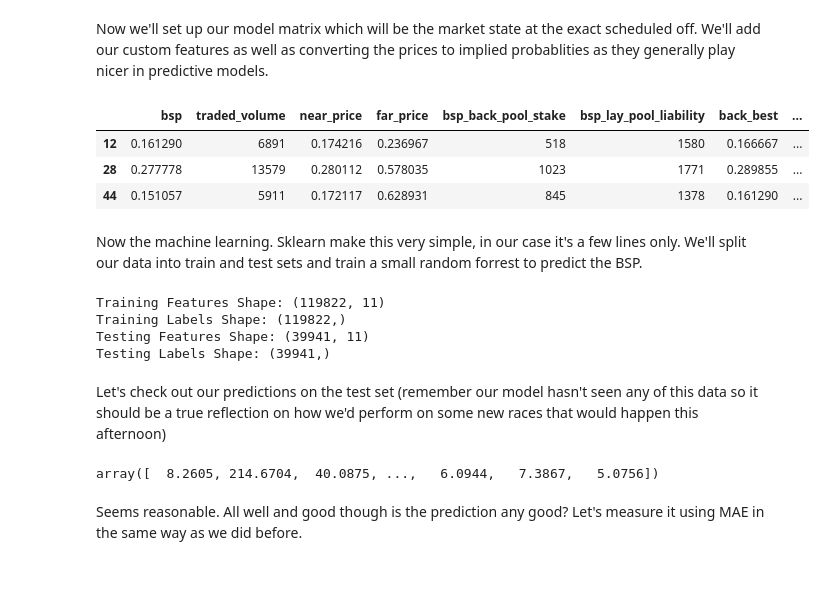
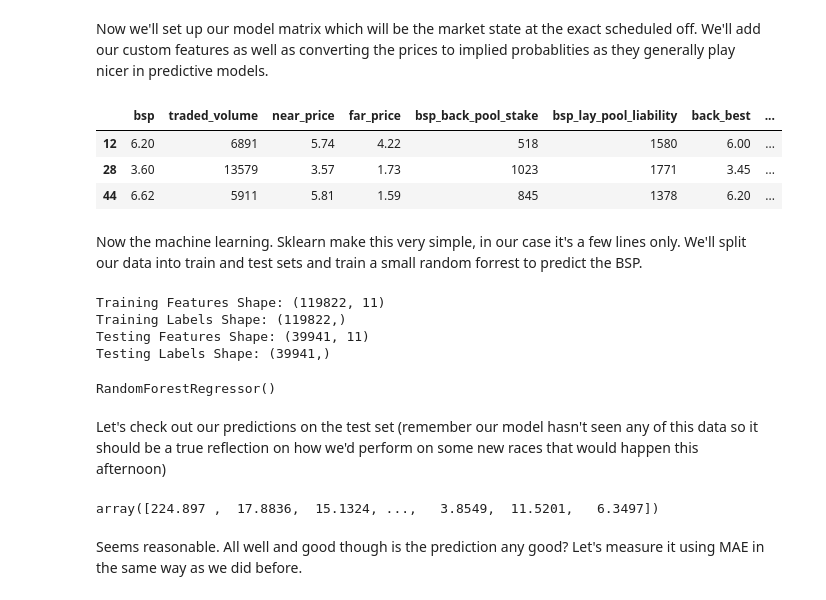
Before and after one commit to TMBish/bfStreamTutorials, a Jupyter notebook: 04-bsp/03-article/bsp.ipynb, the cells around one changed output. Drawn from its saved outputs; the diff is of its cells as text; code cells hidden in the pictures.

```diff
--- a/04-bsp/03-article/bsp.ipynb
+++ b/04-bsp/03-article/bsp.ipynb
@@ -874,28 +874,28 @@ Now we'll set up our model matrix which will be the market state at the exact sc
 # %%
 model_matrix = df[['sbsj', 'atb_ladder', 'atl_ladder','bsp', 'traded_volume', 'near_price', 'far_price', 'bsp_back_pool_stake', 'bsp_lay_pool_liability', 'back_best', 'lay_best', 'geometric_mid_point', 'ladder_mid_point']]
 
 # Filter at scheduled jump
 model_matrix = model_matrix[model_matrix.sbsj == 0].dropna()
 
 model_matrix = (
     model_matrix
     .assign(wap_to_get_back_pool = lambda x: x.apply(lambda x: wapToGetBack(x.bsp_back_pool_stake, x.atb_ladder), axis=1))
     .assign(wap_to_get_lay_pool = lambda x: x.apply(lambda x: wapToGetLay(x.bsp_lay_pool_liability, x.atl_ladder), axis=1))
 )
 
-# Convert to probabilities
-for col in ['bsp', 'near_price', 'far_price', 'back_best', 'lay_best', 'geometric_mid_point', 'ladder_mid_point', 'wap_to_get_back_pool', 'wap_to_get_lay_pool']:
-    model_matrix[col] = 1 / model_matrix[col]
+# # Convert to probabilities
+# for col in ['bsp', 'near_price', 'far_price', 'back_best', 'lay_best', 'geometric_mid_point', 'ladder_mid_point', 'wap_to_get_back_pool', 'wap_to_get_lay_pool']:
+#     model_matrix[col] = 1 / model_matrix[col]
 
 # Drop other columns
 model_matrix.drop(columns = ['sbsj', 'atb_ladder', 'atl_ladder'], inplace = True)
 
 model_matrix.head(3)
 # %% [output]
 |  | bsp | traded_volume | near_price | far_price | bsp_back_pool_stake | bsp_lay_pool_liability | back_best | ... |
-| 12 | 0.161290 | 6891 | 0.174216 | 0.236967 | 518 | 1580 | 0.166667 | ... |
-| 28 | 0.277778 | 13579 | 0.280112 | 0.578035 | 1023 | 1771 | 0.289855 | ... |
-| 44 | 0.151057 | 5911 | 0.172117 | 0.628931 | 845 | 1378 | 0.161290 | ... |
+| 12 | 6.20 | 6891 | 5.74 | 4.22 | 518 | 1580 | 6.00 | ... |
+| 28 | 3.60 | 13579 | 3.57 | 1.73 | 1023 | 1771 | 3.45 | ... |
+| 44 | 6.62 | 5911 | 5.81 | 1.59 | 845 | 1378 | 6.20 | ... |
 # %% [markdown]
 Now the machine learning. Sklearn make this very simple, in our case it's a few lines only. We'll split our data into train and test sets and train a small random forrest to predict the BSP.
 # %%
@@ -920,14 +920,15 @@ Training Features Shape: (119822, 11)
 Training Labels Shape: (119822,)
 Testing Features Shape: (39941, 11)
 Testing Labels Shape: (39941,)
+RandomForestRegressor()
 # %% [markdown]
 Let's check out our predictions on the test set (remember our model hasn't seen any of this data so it should be a true reflection on how we'd perform on some new races that would happen this afternoon)
 # %%
 # Use the forest's predict method on the test data
-predicted_bsp = 1 / rf.predict(test_features)
+predicted_bsp = rf.predict(test_features)
 predicted_bsp
 # %% [output]
-array([  8.2605, 214.6704,  40.0875, ...,   6.0944,   7.3867,   5.0756])
+array([224.897 ,  17.8836,  15.1324, ...,   3.8549,  11.5201,   6.3497])
 # %% [markdown]
 Seems reasonable. All well and good though is the prediction any good? Let's measure it using MAE in the same way as we did before.
 # %%
```
Also changed, not shown: parts of 6 cells of this notebook.
